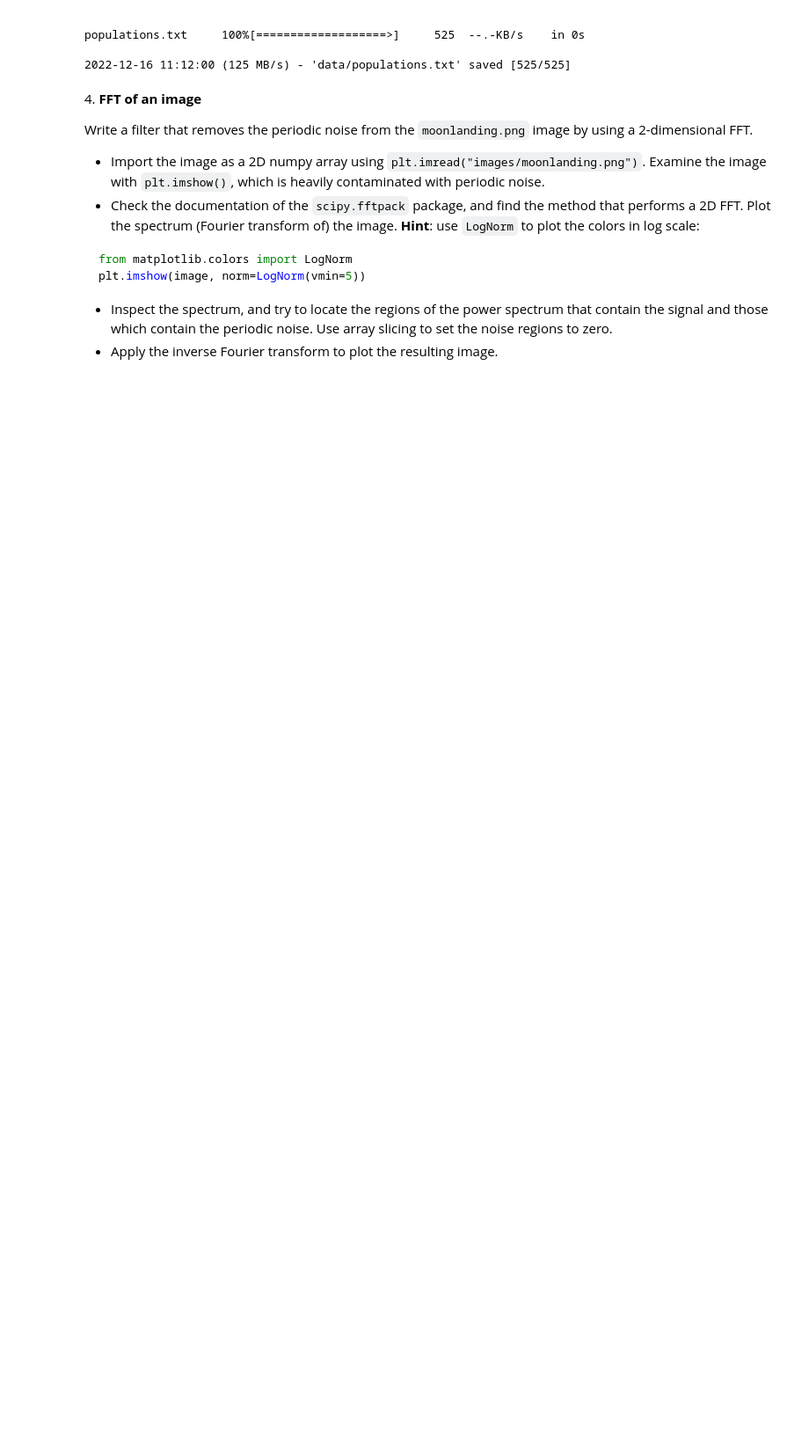
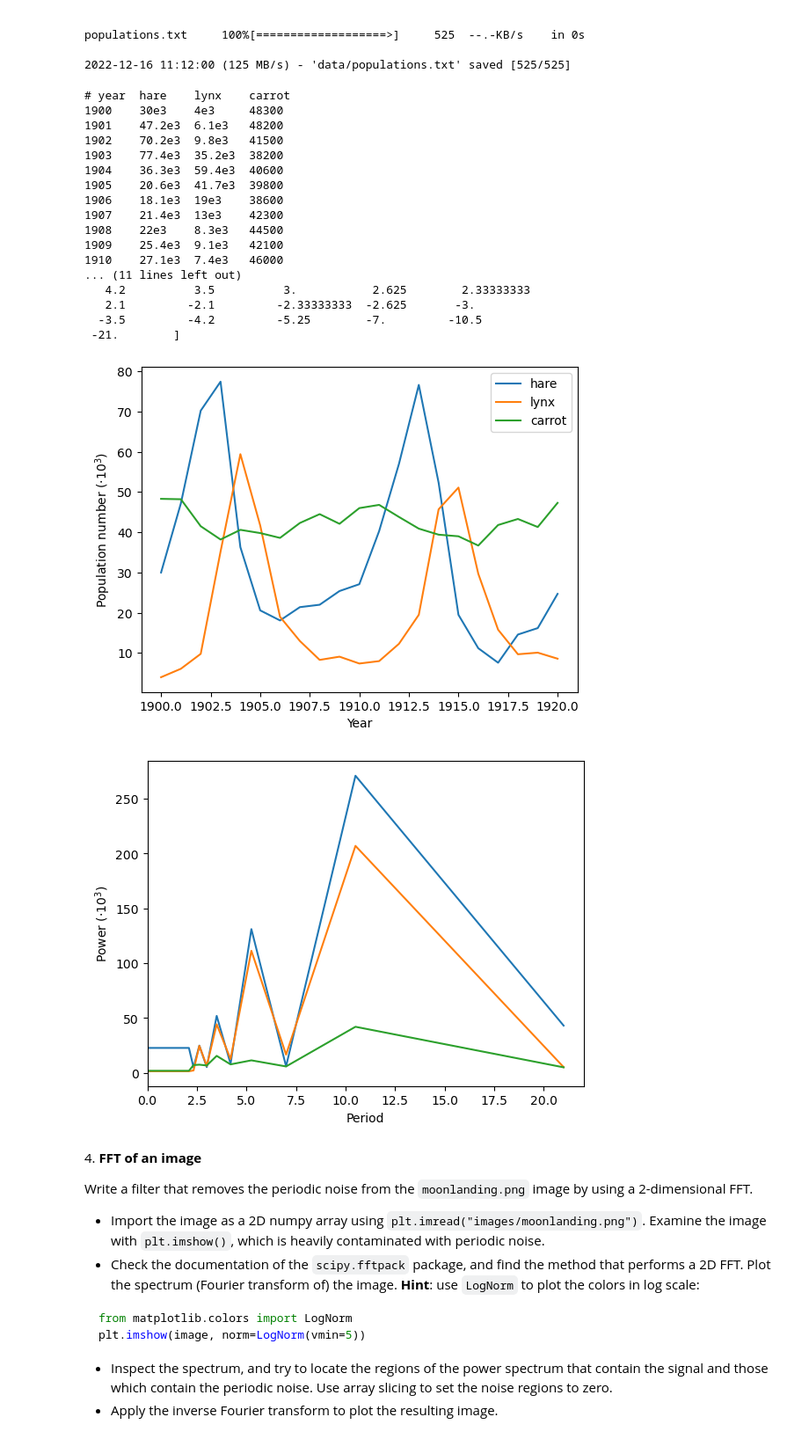
Before and after one commit to anais2412/ScientificComputingWithPython2022, a Jupyter notebook: 09ex_numerical.ipynb, the cells around one changed output. Shown at 88% size. Cells and saved outputs as stored; diff of their text form; code cells hidden in the pictures; blank space fills up the shorter version.

```diff
--- a/09ex_numerical.ipynb
+++ b/09ex_numerical.ipynb
@@ -116,6 +176,57 @@ Saving to: 'data/populations.txt'
 populations.txt     100%[===================>]     525  --.-KB/s    in 0s
 
 2022-12-16 11:12:00 (125 MB/s) - 'data/populations.txt' saved [525/525]
+# %%
+from scipy import fftpack
+import pandas as pd
+
+!cat data/populations.txt
+
+data = np.loadtxt('data/populations.txt')
+years = data[:, 0]
+populations = data[:, 1:]
+
+plt.figure()
+plt.plot(years, populations * 1e-3)
+plt.xlabel('Year')
+plt.ylabel('Population number ($\cdot10^3$)')
+plt.legend(['hare', 'lynx', 'carrot'],  loc=1)
+
+
+ft_populations = fftpack.fft(populations, axis=0) # on the rows
+frequencies = fftpack.fftfreq(populations.shape[0], years[1] - years[0])
+power = np.abs(ft_populations)
+periods = 1 / frequencies
+print(periods)
+
+plt.figure()
+plt.plot(periods, power * 1e-3)
+plt.xlim(0, 22)
+plt.xlabel('Period')
+plt.ylabel('Power ($\cdot10^3$)')
+plt.show()
+
+#Regarding the plot, we see a peak in the power spectrum corresponding to a period of  around 1 year.
+# %% [output]
+# year  hare    lynx    carrot
+1900    30e3    4e3     48300
+1901    47.2e3  6.1e3   48200
+1902    70.2e3  9.8e3   41500
+1903    77.4e3  35.2e3  38200
+1904    36.3e3  59.4e3  40600
+1905    20.6e3  41.7e3  39800
+1906    18.1e3  19e3    38600
+1907    21.4e3  13e3    42300
+1908    22e3    8.3e3   44500
+1909    25.4e3  9.1e3   42100
+1910    27.1e3  7.4e3   46000
+... (11 lines left out)
+   4.2          3.5          3.           2.625        2.33333333
+   2.1         -2.1         -2.33333333  -2.625       -3.
+  -3.5         -4.2         -5.25        -7.         -10.5
+ -21.        ]
+[figure, added]
+[figure, added]
 # %% [markdown]
 4\. **FFT of an image**
 
```
Also changed, not shown: parts of 3 cells of this notebook, 25 other files.
